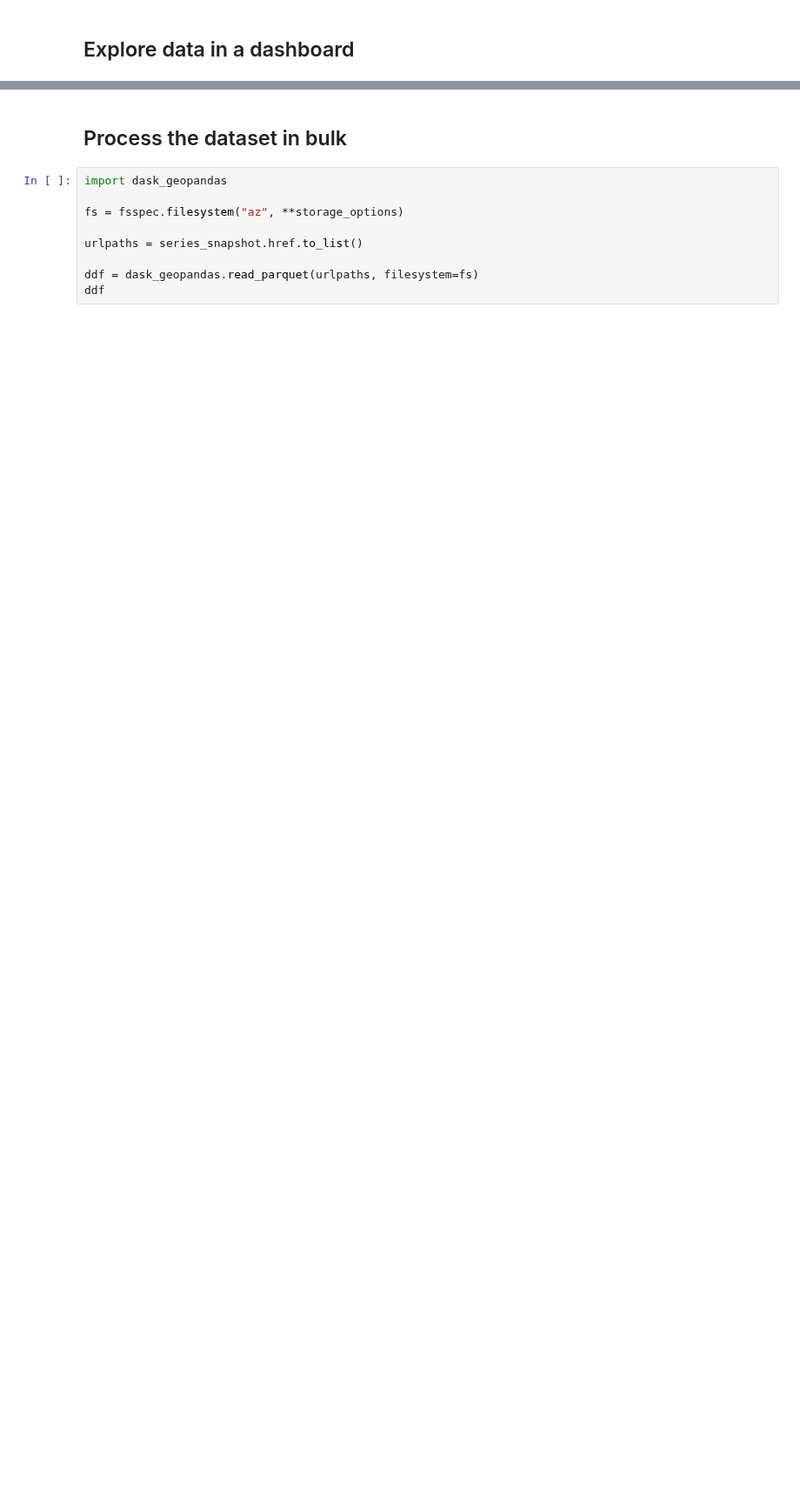
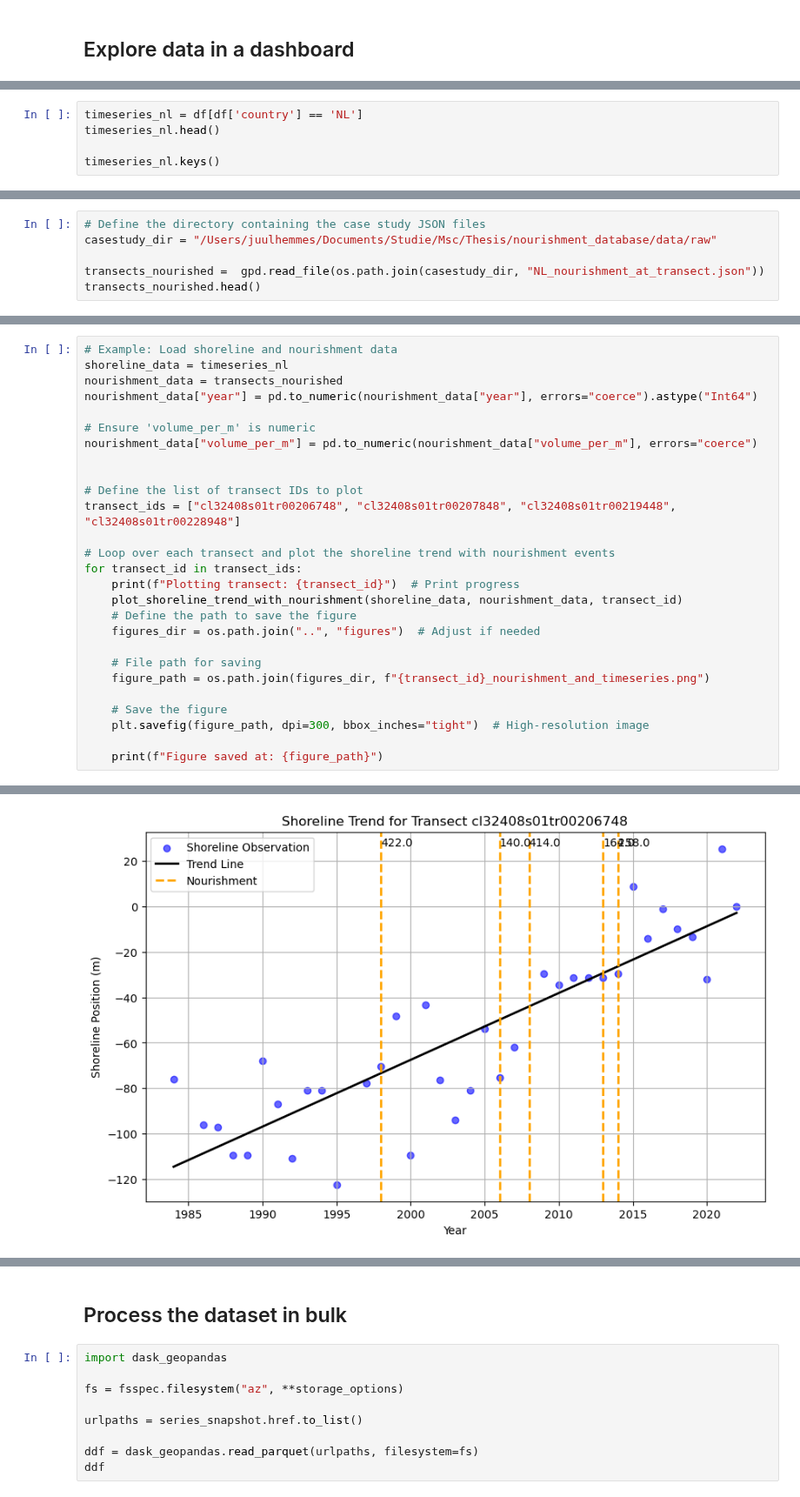
Before and after one commit to juulhemmes/thesis, a Jupyter notebook: tutorials/shorelinemonitor_series.ipynb, the cells around one changed output, grey strips where cells are left out. Shown at 87% size. Drawn from its saved outputs; the diff is of its cells as text; blank space fills up the shorter version.

```diff
--- a/tutorials/shorelinemonitor_series.ipynb
+++ b/tutorials/shorelinemonitor_series.ipynb
@@ -88,0 +163,5 @@ ShorelineSeriesApp(df).show()
+# %%
+timeseries_nl = df[df['country'] == 'NL']
+timeseries_nl.head()
+
+timeseries_nl.keys()
@@ -88,0 +184,6 @@ ShorelineSeriesApp(df).show()
+# %%
+# Define the directory containing the case study JSON files
+casestudy_dir = "/Users/juulhemmes/Documents/Studie/Msc/Thesis/nourishment_database/data/raw"
+
+transects_nourished =  gpd.read_file(os.path.join(casestudy_dir, "NL_nourishment_at_transect.json"))
+transects_nourished.head()
@@ -88,0 +262,28 @@ ShorelineSeriesApp(df).show()
+# %%
+# Example: Load shoreline and nourishment data
+shoreline_data = timeseries_nl
+nourishment_data = transects_nourished
+nourishment_data["year"] = pd.to_numeric(nourishment_data["year"], errors="coerce").astype("Int64")
+
+# Ensure 'volume_per_m' is numeric
+nourishment_data["volume_per_m"] = pd.to_numeric(nourishment_data["volume_per_m"], errors="coerce")
+
+
+# Define the list of transect IDs to plot
+transect_ids = ["cl32408s01tr00206748", "cl32408s01tr00207848", "cl32408s01tr00219448", "cl32408s01tr00228948"]
+
+# Loop over each transect and plot the shoreline trend with nourishment events
+for transect_id in transect_ids:
+    print(f"Plotting transect: {transect_id}")  # Print progress
+    plot_shoreline_trend_with_nourishment(shoreline_data, nourishment_data, transect_id)
+    # Define the path to save the figure
+    figures_dir = os.path.join("..", "figures")  # Adjust if needed
+
+    # File path for saving
+    figure_path = os.path.join(figures_dir, f"{transect_id}_nourishment_and_timeseries.png")
+
+    # Save the figure
+    plt.savefig(figure_path, dpi=300, bbox_inches="tight")  # High-resolution image
+
+    print(f"Figure saved at: {figure_path}")
+# %% [output]
@@ -88,0 +298 @@ ShorelineSeriesApp(df).show()
+[figure, added]
```
Also changed, not shown: parts of 15 cells of this notebook, 20 other files.
